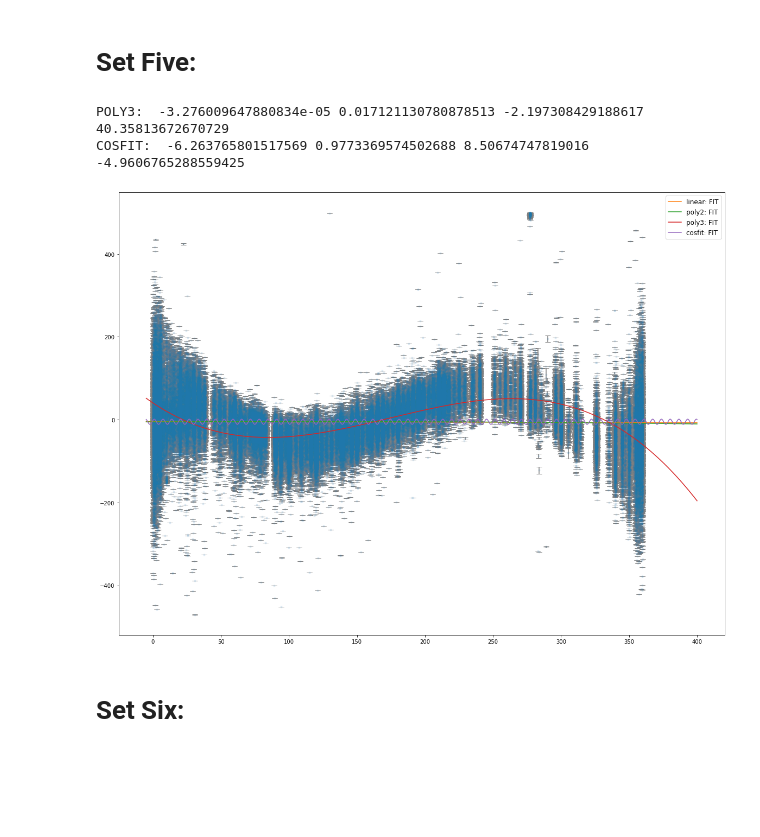
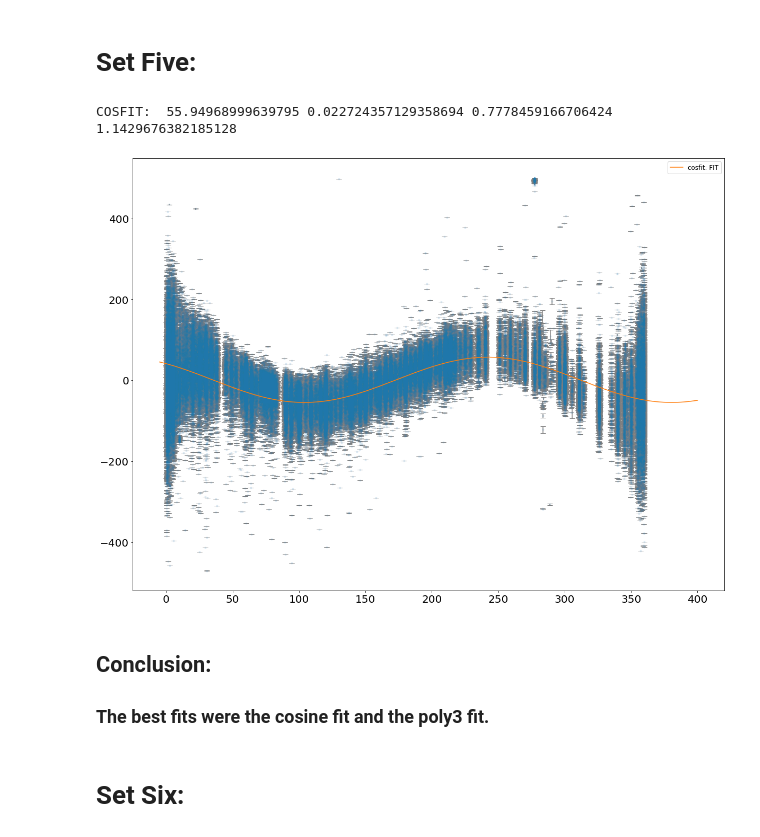
Before and after one commit to Firsttimecoding/Github-PHYS20323, a Jupyter notebook: homework/Week11_HWb.ipynb, the cells around one changed output. Cells and saved outputs as stored; diff of their text form; code cells hidden in the pictures; blank space fills up the shorter version.

```diff
--- a/homework/Week11_HWb.ipynb
+++ b/homework/Week11_HWb.ipynb
@@ -517,39 +517,41 @@ ax_6.yaxis.set_tick_params(labelsize=20)
 
 ## Polynomial degree 2 Fit:
 
 #param5_1_1, param5_2_1, param5_3_1 = mcFit3(poly2, star['GLON'][cut6], star['VHELIO_AVG'][cut6], star['VERR'][cut6], 0)
 #print("POLY2: ", param5_1_1, param5_2_1, param5_3_1)
 
 ## Polynomial degree 3 Fit:
 
-param5_1_2, param5_2_2, param5_3_2, param5_4_2 = mcFit4(poly3, star['GLON'][cut6], star['VHELIO_AVG'][cut6], star['VERR'][cut6], 0)
-print("POLY3: ", param5_1_2, param5_2_2, param5_3_2, param5_4_2)
+#param5_1_2, param5_2_2, param5_3_2, param5_4_2 = mcFit4(poly3, star['GLON'][cut6], star['VHELIO_AVG'][cut6], star['VERR'][cut6], 0)
+#print("POLY3: ", param5_1_2, param5_2_2, param5_3_2, param5_4_2)
 
 ## Cosine Fit:
 
 param5_1_3, param5_2_3, param5_3_3, param5_4_3 = mcFit4(cosfit, star['GLON'][cut6], star['VHELIO_AVG'][cut6], star['VERR'][cut6], 0, p0 = [100, 0.01, 2.4, 1])
 print("COSFIT: ", param5_1_3, param5_2_3, param5_3_3, param5_4_3)
 
 
 
 
 # PLOT FITS
 x_plot_5 = np.linspace(-5,400,1000) # X-PLOTING FOR FITS
 #linear fit:
 #ax_6.plot(x_plot_5,linear(x_plot_5, slope_5, intercept_5), label='linear: FIT')
 #poly2 fit:
 #ax_6.plot(x_plot_5,poly2(x_plot_5, param5_1_1, param5_2_1, param5_3_1), label='poly2: FIT')
 #poly3 fit:
-ax_6.plot(x_plot_5,poly3(x_plot_5, param5_1_2, param5_2_2, param5_3_2, param5_4_2), label='poly3: FIT')
+#ax_6.plot(x_plot_5,poly3(x_plot_5, param5_1_2, param5_2_2, param5_3_2, param5_4_2), label='poly3: FIT')
 #cosine fit:
 ax_6.plot(x_plot_5,cosfit(x_plot_5, param5_1_3, param5_2_3, param5_3_3, param5_4_3), label='cosfit: FIT')
 
 plt.legend(loc='best', fontsize=12)
 plt.show()
 # %% [output]
-POLY3:  -3.276009647880834e-05 0.017121130780878513 -2.197308429188617 40.35813672670729
-COSFIT:  -6.263765801517569 0.9773369574502688 8.50674747819016 -4.9606765288559425
+COSFIT:  55.94968999639795 0.022724357129358694 0.7778459166706424 1.1429676382185128
-[figure, old version]
+[figure, new version]
+# %% [markdown]
+## Conclusion:
+### The best fits were the cosine fit and the poly3 fit.
 # %% [markdown]
 # Set Six:
 # %%
```
Also changed, not shown: parts of 1 cell of this notebook.
